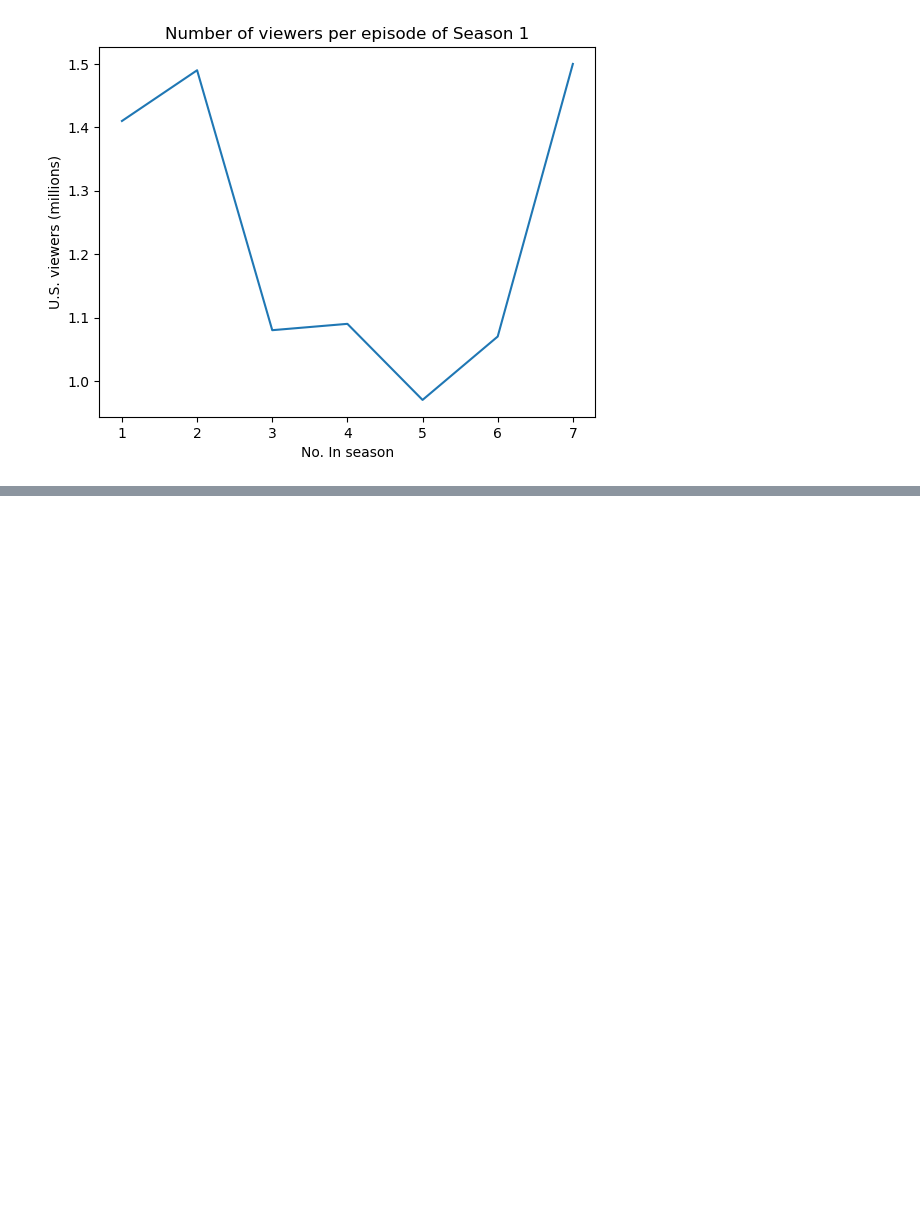
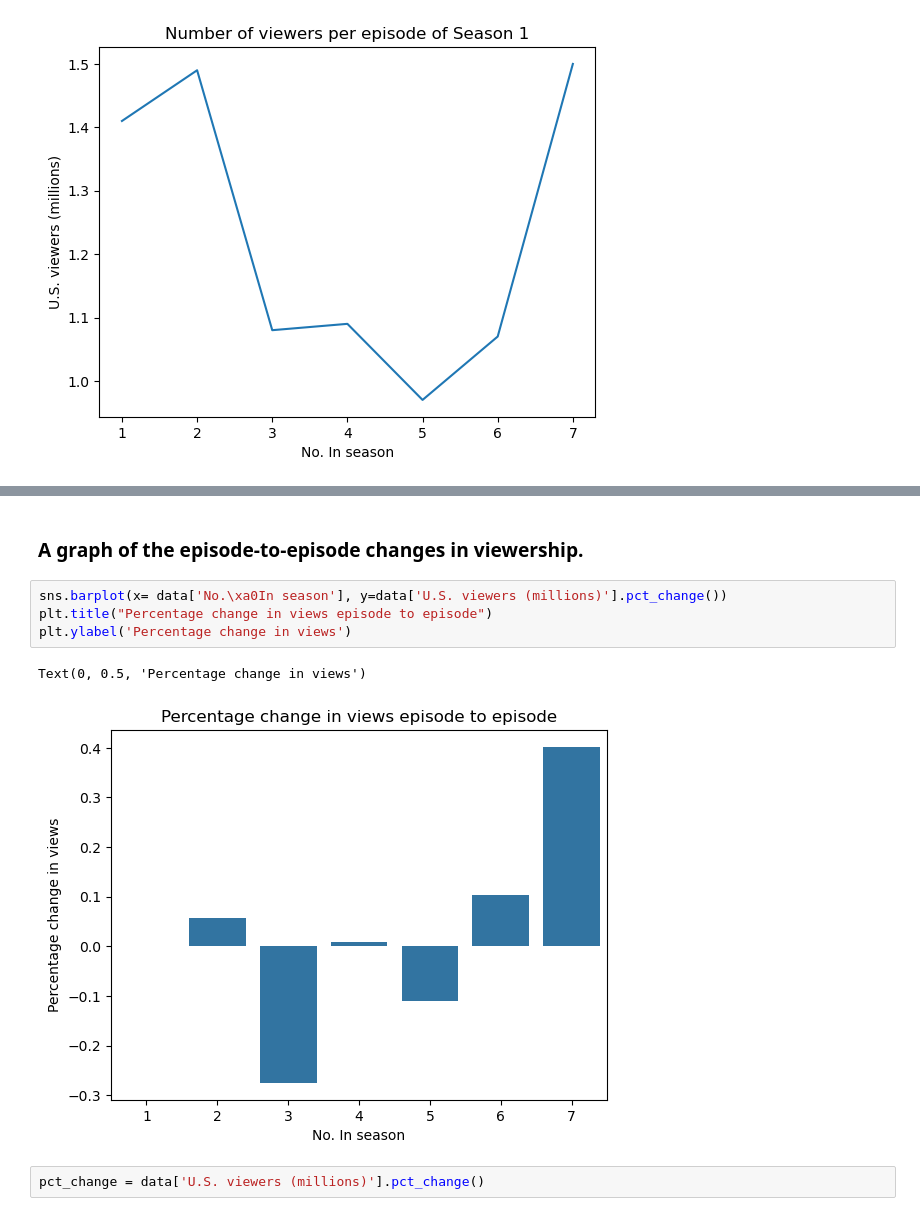
Before and after one commit to kasiadybcio/Breaking-bad-report, a Jupyter notebook: notebook.ipynb, the cells around one changed output, grey strips where cells are left out. Cells and saved outputs as stored; diff of their text form; blank space fills up the shorter version.

```diff
--- a/notebook.ipynb
+++ b/notebook.ipynb
@@ -36,0 +58,11 @@ Text(0.5, 1.0, 'Number of viewers per episode of Season 1')
+# %% [markdown]
+### A graph of the episode-to-episode changes in viewership.
+# %%
+sns.barplot(x= data['No.\xa0In season'], y=data['U.S. viewers (millions)'].pct_change())
+plt.title("Percentage change in views episode to episode")
+plt.ylabel('Percentage change in views')
+# %% [output]
+Text(0, 0.5, 'Percentage change in views')
+[figure, added]
+# %%
+pct_change = data['U.S. viewers (millions)'].pct_change()
```
Also changed, not shown: parts of 14 cells of this notebook.
